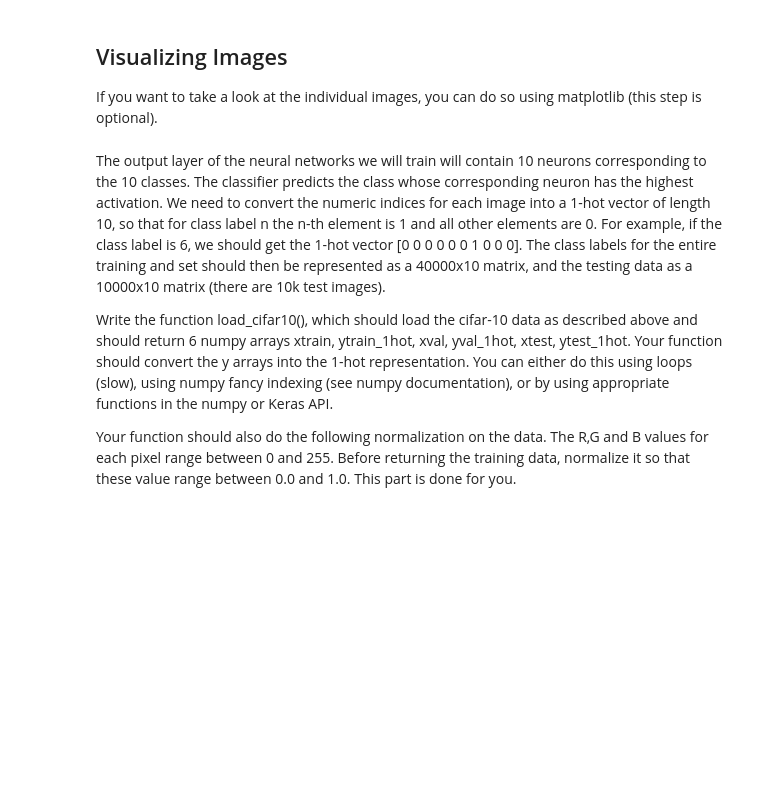
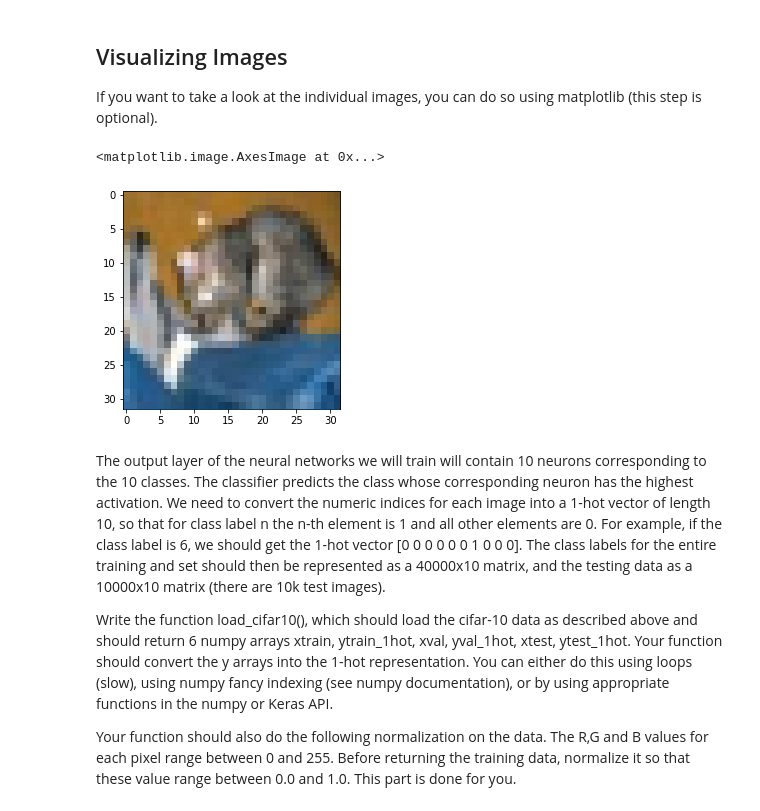
Before and after one commit to GarrettFaucher/CS254, a Jupyter notebook: Assignment5/Garrett_Faucher_Assignment5.ipynb, the cells around one changed output. Drawn from its saved outputs; the diff is of its cells as text; code cells hidden in the pictures; blank space fills up the shorter version.

```diff
--- a/Assignment5/Garrett_Faucher_Assignment5.ipynb
+++ b/Assignment5/Garrett_Faucher_Assignment5.ipynb
@@ -136,3 +140,8 @@ If you want to take a look at the individual images, you can do so using matplot
+# %%
+plt.imshow(xtest[0])
+# %% [output]
+<matplotlib.image.AxesImage at 0x...>
+[figure, added]
 # %% [markdown]
 
 
```
Also changed, not shown: parts of 36 cells of this notebook.
